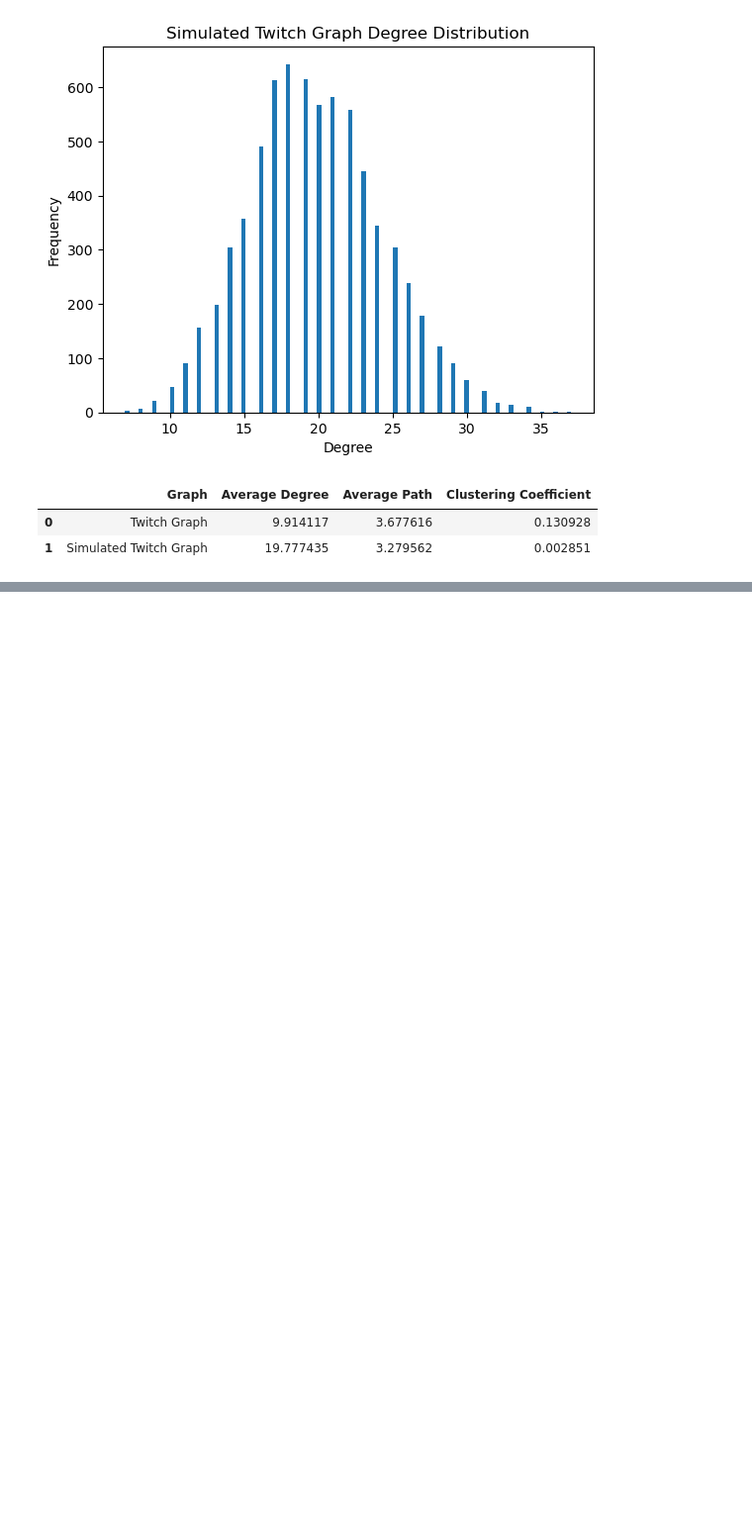
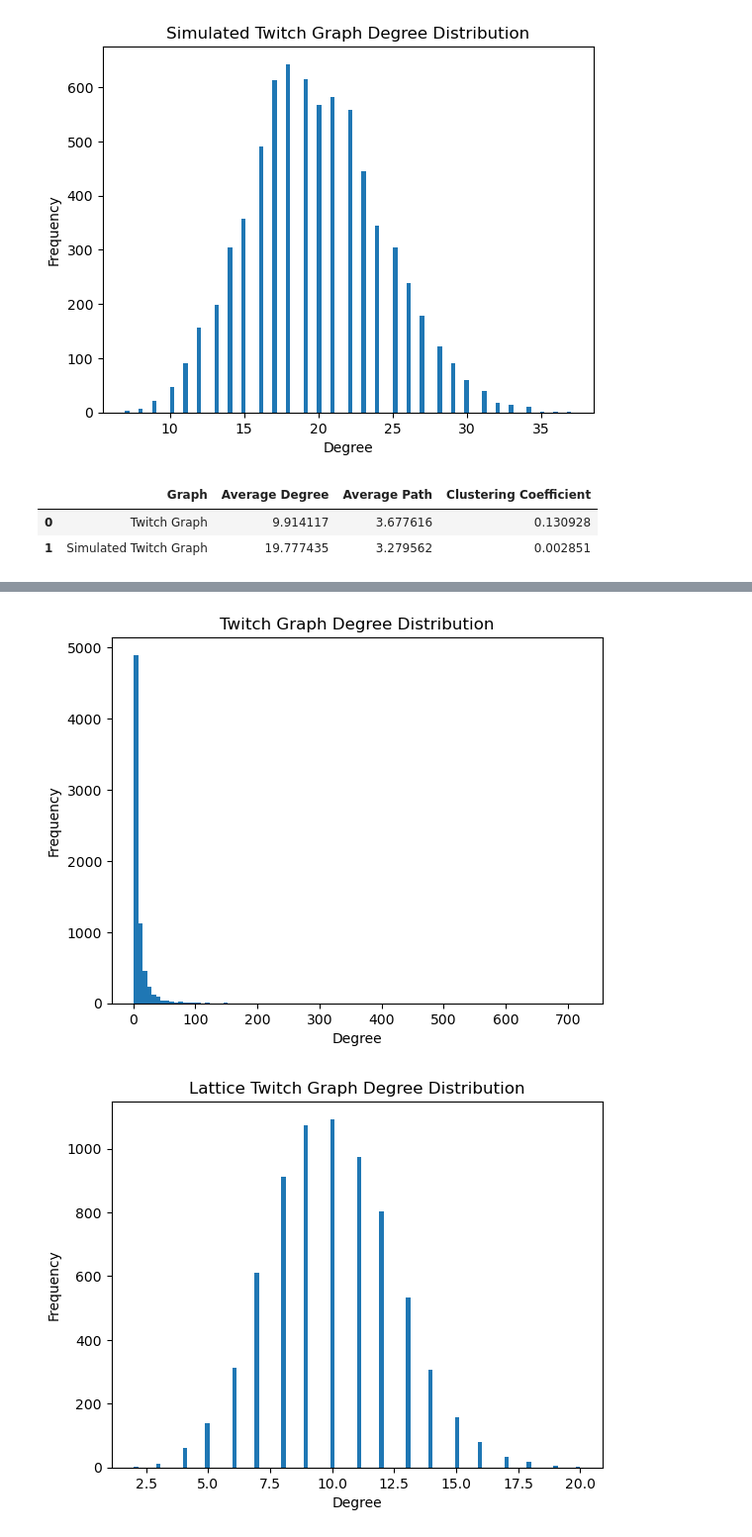
Before and after one commit to Isaacwilliam4/graphmining, a Jupyter notebook: assignments/assignment5.ipynb, the cells around one changed output, grey strips where cells are left out. Shown at 99% size. Drawn from its saved outputs; the diff is of its cells as text; code cells hidden in the pictures; blank space fills up the shorter version.

```diff
--- a/assignments/assignment5.ipynb
+++ b/assignments/assignment5.ipynb
@@ -105,0 +216,8 @@ df.head()
+# %%
+twitch_lattice, lattice = small_world_model(twitch_graph)
+plot_degree_distribution(twitch_graph, "Twitch Graph Degree Distribution")
+plot_degree_distribution(twitch_lattice, "Lattice Twitch Graph Degree Distribution")
+plot_degree_distribution(lattice, "Original Lattice Degree Distribution")
+# %% [output]
+[figure, added]
+[figure, added]
```
Also changed, not shown: parts of 11 cells of this notebook, 1 other file.
